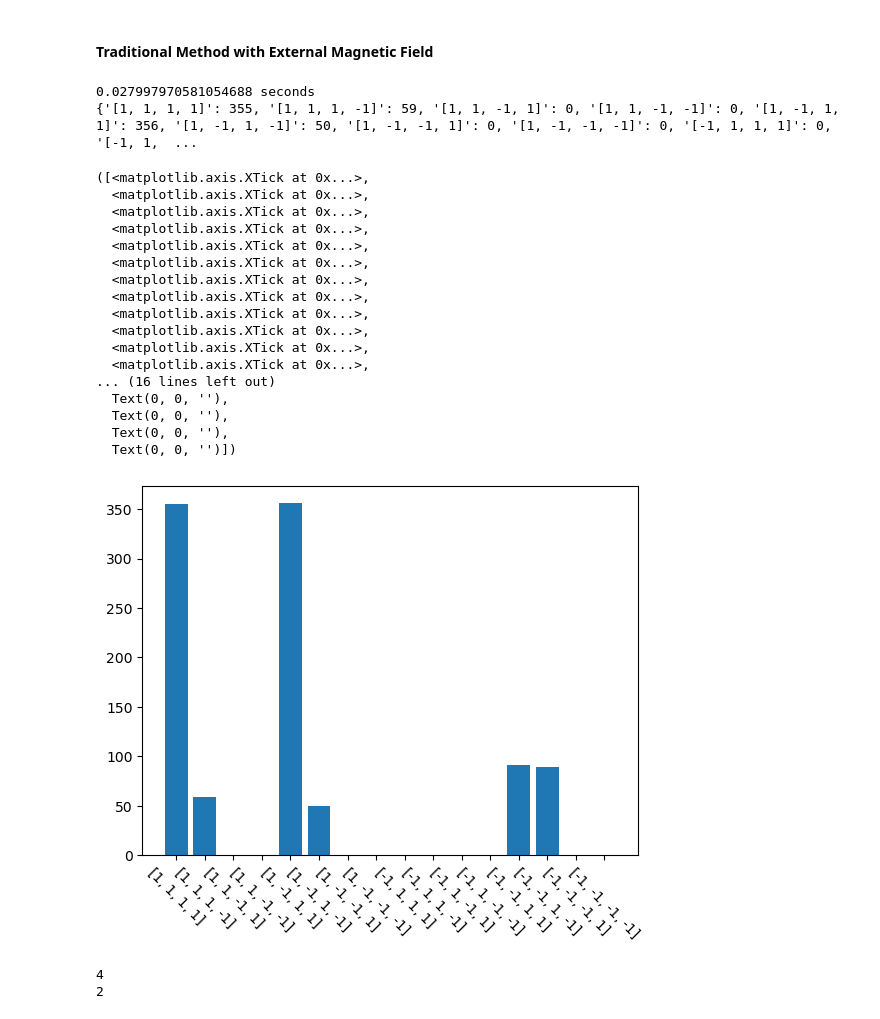
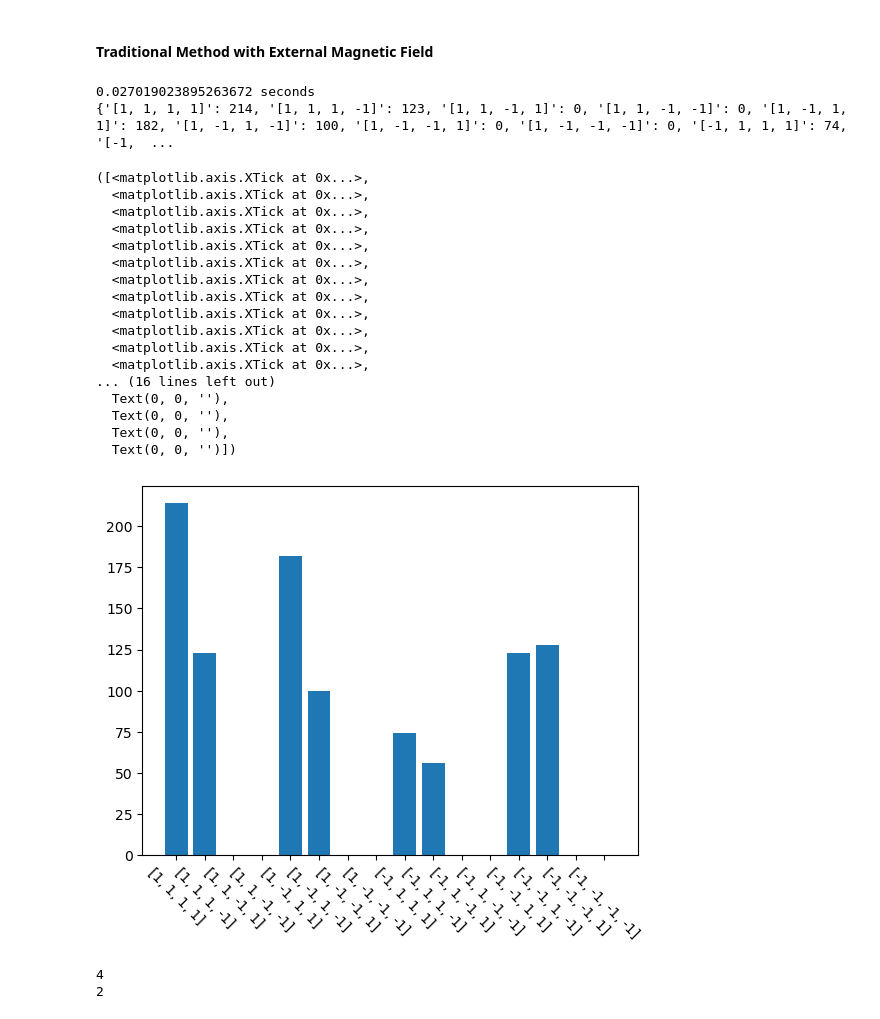
Before and after one commit to ZihanLi26/20041DIsing, a Jupyter notebook: 20041D Ising Code.ipynb, the cells around one changed output. Saved outputs shown, nothing was run; the diff lists cells and outputs as text; code cells hidden in the pictures.

```diff
--- a/20041D Ising Code.ipynb
+++ b/20041D Ising Code.ipynb
@@ -1107,7 +1084,7 @@ def iA_Blargerp2J(index):
 # %%
 # Traditional method for simulating 1D Ising model with external magnetic field
 N = 4
-J = -0.25 * np.log(0.5) + 0.1
+J = -0.25 * np.log(0.5) - 0.1
 T = 1
 B = -0.5 * np.log(0.5)
 
@@ -1136,36 +1113,36 @@ dyct = {'[1, 1, 1, 1]':0, '[1, 1, 1, -1]':0, '[1, 1, -1, 1]':0, '[1, 1, -1, -1]'
 for j in range(1000):
     spins = [1, 1, -1, 1]
     for i in range(len(spins)):
         index = i
         if deltaE(spins, index) <= 0 or (deltaE(spins, index) > 0 and random.random() < np.exp(-deltaE(spins, index)/T)):
             spins[index] = spins[index] * (-1)
     dyct[str(spins)] = dyct[str(spins)] + 1
 
 print(float(time() - start), 'seconds')
 print(dyct)
 plt.bar(dyct.keys(), dyct.values())
 plt.xticks(ticks = list(dyct.keys()), rotation = 315)
 # %% [output]
-0.027997970581054688 seconds
-{'[1, 1, 1, 1]': 355, '[1, 1, 1, -1]': 59, '[1, 1, -1, 1]': 0, '[1, 1, -1, -1]': 0, '[1, -1, 1, 1]': 356, '[1, -1, 1, -1]': 50, '[1, -1, -1, 1]': 0, '[1, -1, -1, -1]': 0, '[-1, 1, 1, 1]': 0, '[-1, 1,  ...
+0.027019023895263672 seconds
+{'[1, 1, 1, 1]': 214, '[1, 1, 1, -1]': 123, '[1, 1, -1, 1]': 0, '[1, 1, -1, -1]': 0, '[1, -1, 1, 1]': 182, '[1, -1, 1, -1]': 100, '[1, -1, -1, 1]': 0, '[1, -1, -1, -1]': 0, '[-1, 1, 1, 1]': 74, '[-1,  ...
 ([<matplotlib.axis.XTick at 0x...>,
   <matplotlib.axis.XTick at 0x...>,
   <matplotlib.axis.XTick at 0x...>,
   <matplotlib.axis.XTick at 0x...>,
   <matplotlib.axis.XTick at 0x...>,
   <matplotlib.axis.XTick at 0x...>,
   <matplotlib.axis.XTick at 0x...>,
   <matplotlib.axis.XTick at 0x...>,
   <matplotlib.axis.XTick at 0x...>,
   <matplotlib.axis.XTick at 0x...>,
   <matplotlib.axis.XTick at 0x...>,
   <matplotlib.axis.XTick at 0x...>,
 ... (16 lines left out)
   Text(0, 0, ''),
   Text(0, 0, ''),
   Text(0, 0, ''),
   Text(0, 0, '')])
-[figure, old version]
+[figure, new version]
 # %%
 print(energy([-1,-1,-1,-1]))
 print(deltaE([-1,-1,-1,-1],0))
```
Also changed, not shown: parts of 12 cells of this notebook.
